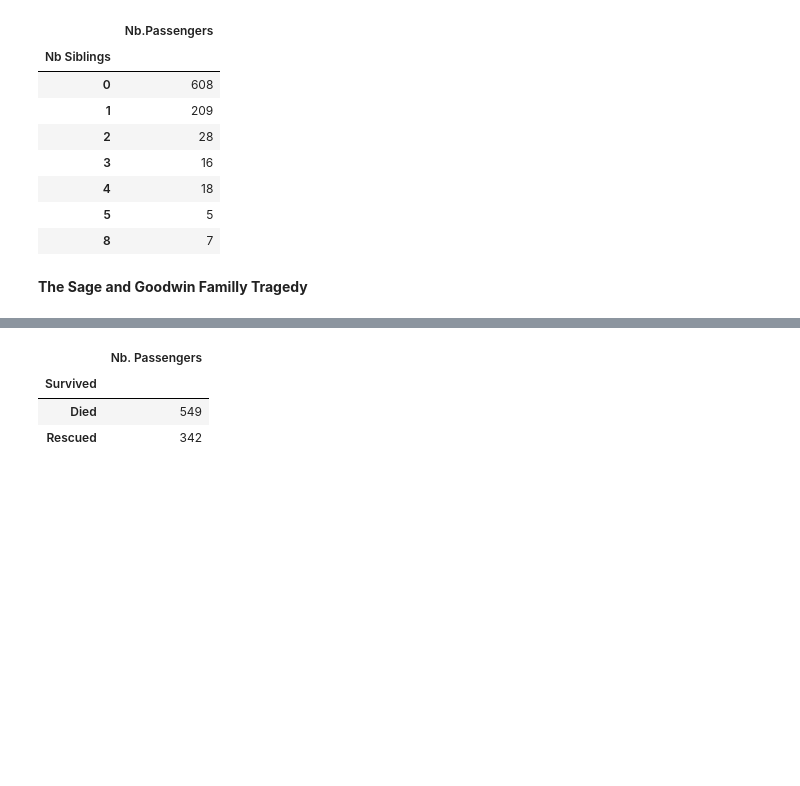
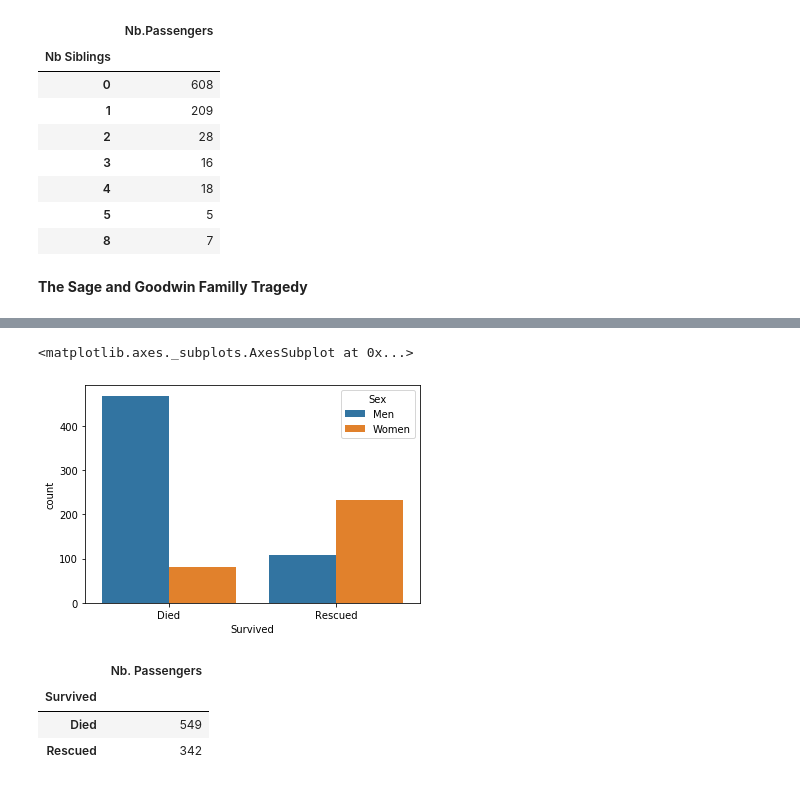
Before and after one commit to hayari/GoMyCodeML, a Jupyter notebook: Let_s_apply_some_data_visualization_knowledge.ipynb, the cells around one changed output, grey strips where cells are left out. Saved outputs shown, nothing was run; the diff lists cells and outputs as text; code cells hidden in the pictures; blank space fills up the shorter version.

```diff
--- a/Let_s_apply_some_data_visualization_knowledge.ipynb
+++ b/Let_s_apply_some_data_visualization_knowledge.ipynb
@@ -379,3 +389,8 @@ sns.countplot(x="Survived",data=newtitanic.replace({"Survived":{0:"Died",1:"Resc
+# %%
+sns.countplot(x="Survived",data=newtitanic.replace({"Survived":{0:"Died",1:"Rescued"}}).replace({"Sex":{1:"Men",2:"Women"}}), hue="Sex")
+# %% [output]
+<matplotlib.axes._subplots.AxesSubplot at 0x...>
+[figure, added]
 # %%
 data=newtitanic[["PassengerId","Survived"]].groupby("Survived").count().reset_index().replace({"Survived":{0:"Died",1:"Rescued"}}).set_index("Survived")
 data.columns=['Nb. Passengers']
```
Also changed, not shown: parts of 69 cells of this notebook.
